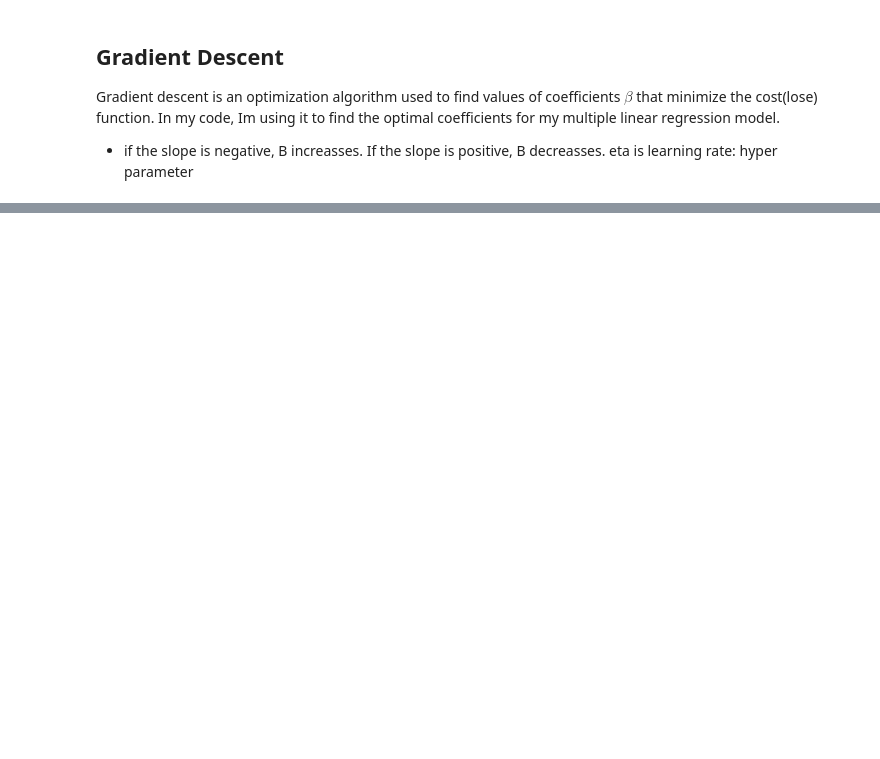
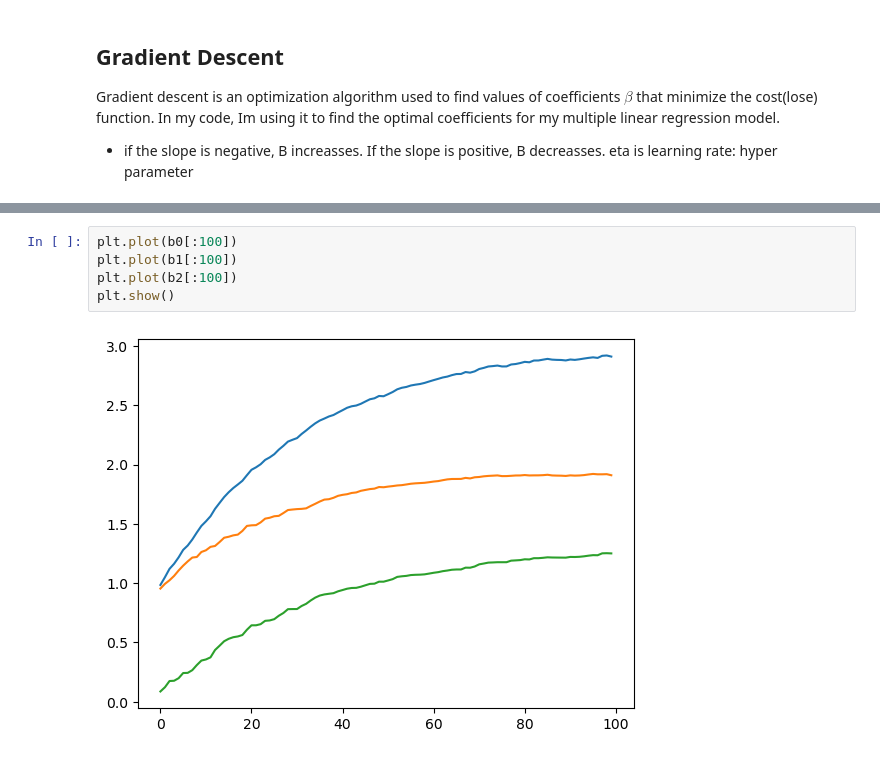
Before and after one commit to Shruti-Karandikar/Mini-Projects, a Jupyter notebook: multiple_linear_regression.ipynb, the cells around one changed output, grey strips where cells are left out. Saved outputs shown, nothing was run; the diff lists cells and outputs as text; blank space fills up the shorter version.

```diff
--- a/multiple_linear_regression.ipynb
+++ b/multiple_linear_regression.ipynb
@@ -112,3 +194,10 @@ plt.show()
+# %%
+plt.plot(b0[:100])
+plt.plot(b1[:100])
+plt.plot(b2[:100])
+plt.show()
+# %% [output]
+[figure, added]
 # %%
 fig = plt.figure()
 ax = fig.add_subplot(111, projection = '3d')
```
Also changed, not shown: parts of 11 cells of this notebook.
